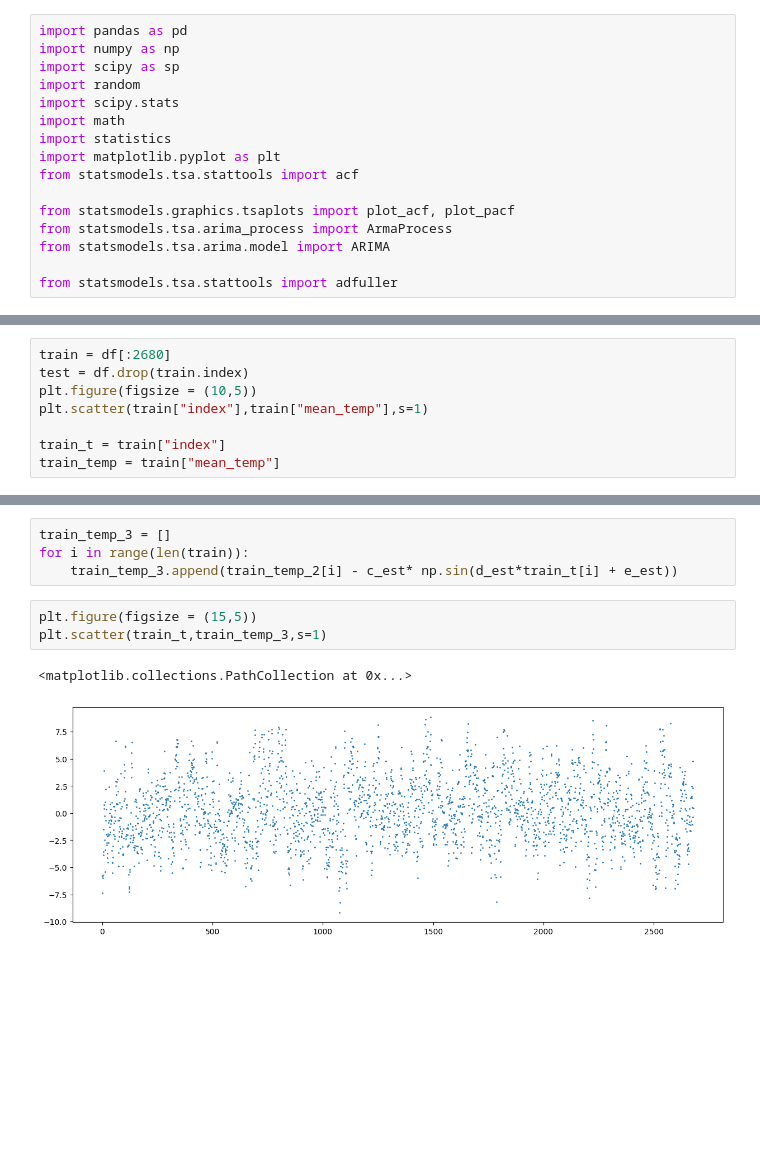
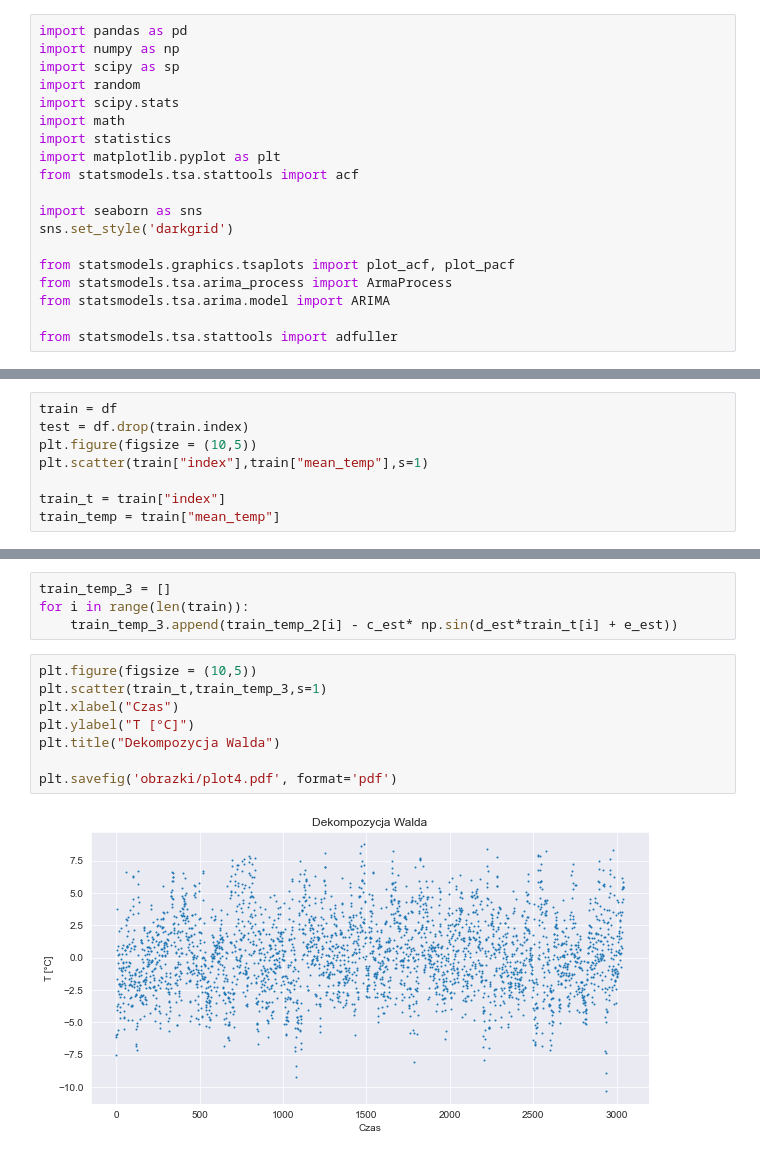
Before and after one commit to zlekoty/komputerowa_analiza_szereg-w_czasowych, a Jupyter notebook: kaszczR2/kaszczR2.ipynb, the cells around one changed output, grey strips where cells are left out. Saved outputs shown, nothing was run; the diff lists cells and outputs as text; blank space fills up the shorter version.

```diff
--- a/kaszczR2/kaszczR2.ipynb
+++ b/kaszczR2/kaszczR2.ipynb
@@ -9,6 +9,9 @@ import statistics
 import matplotlib.pyplot as plt
 from statsmodels.tsa.stattools import acf
 
+import seaborn as sns
+sns.set_style('darkgrid')
+
 from statsmodels.graphics.tsaplots import plot_acf, plot_pacf
 from statsmodels.tsa.arima_process import ArmaProcess
 from statsmodels.tsa.arima.model import ARIMA
@@ -54,5 +67,5 @@ plt.scatter(t,temp,s=1)
 # %%
-train = df[:2680]
+train = df
 test = df.drop(train.index)
 plt.figure(figsize = (10,5))
 plt.scatter(train["index"],train["mean_temp"],s=1)
@@ -110,9 +133,13 @@ train_temp_3 = []
 for i in range(len(train)):
     train_temp_3.append(train_temp_2[i] - c_est* np.sin(d_est*train_t[i] + e_est))
 # %%
-plt.figure(figsize = (15,5))
+plt.figure(figsize = (10,5))
 plt.scatter(train_t,train_temp_3,s=1)
+plt.xlabel("Czas")
+plt.ylabel("T [°C]")
+plt.title("Dekompozycja Walda")
+
+plt.savefig('obrazki/plot4.pdf', format='pdf')
 # %% [output]
-<matplotlib.collections.PathCollection at 0x...>
-[figure, old version]
+[figure, new version]
 # %%
```
Also changed, not shown: parts of 24 cells of this notebook, 8 other files.
